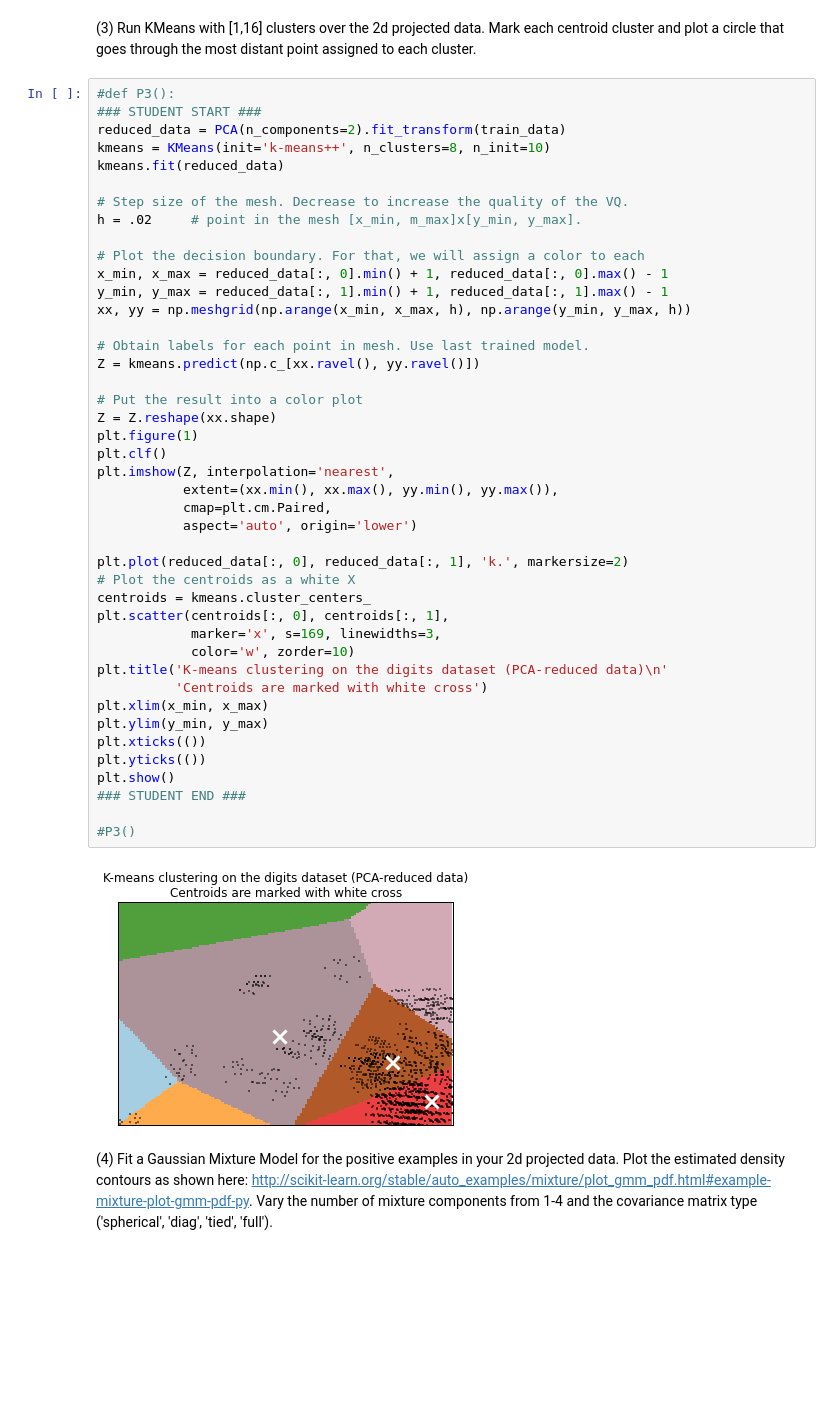
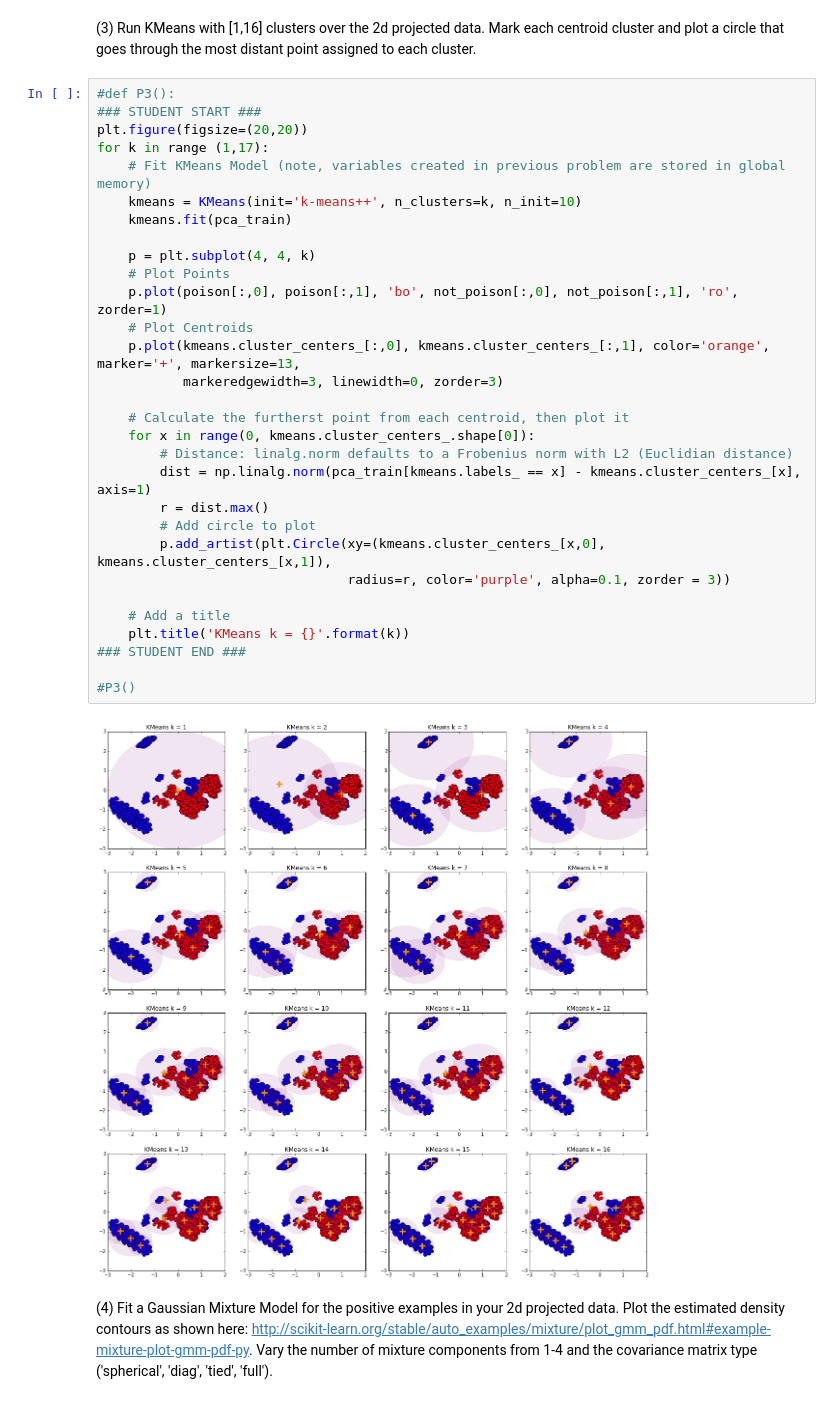
Before and after one commit to christopher-llop/MLearning-HW, a Jupyter notebook: christopher_llop_p3.ipynb, the cells around one changed output. Drawn from its saved outputs; the diff is of its cells as text; blank space fills up the shorter version.

```diff
--- a/christopher_llop_p3.ipynb
+++ b/christopher_llop_p3.ipynb
@@ -110,51 +119,38 @@ Sanity check, confirm 7000 = 7000
 [figure]
 # %% [markdown]
 (3) Run KMeans with [1,16] clusters over the 2d projected data. Mark each centroid cluster and plot a circle that goes through the most distant point assigned to each cluster.
-# %%
-#def P3():
-### STUDENT START ###
-reduced_data = PCA(n_components=2).fit_transform(train_data)
-kmeans = KMeans(init='k-means++', n_clusters=8, n_init=10)
-kmeans.fit(reduced_data)
-
-# Step size of the mesh. Decrease to increase the quality of the VQ.
-h = .02     # point in the mesh [x_min, m_max]x[y_min, y_max].
-
-# Plot the decision boundary. For that, we will assign a color to each
-x_min, x_max = reduced_data[:, 0].min() + 1, reduced_data[:, 0].max() - 1
-y_min, y_max = reduced_data[:, 1].min() + 1, reduced_data[:, 1].max() - 1
-xx, yy = np.meshgrid(np.arange(x_min, x_max, h), np.arange(y_min, y_max, h))
-
-# Obtain labels for each point in mesh. Use last trained model.
-Z = kmeans.predict(np.c_[xx.ravel(), yy.ravel()])
-
-# Put the result into a color plot
-Z = Z.reshape(xx.shape)
-plt.figure(1)
-plt.clf()
-plt.imshow(Z, interpolation='nearest',
-           extent=(xx.min(), xx.max(), yy.min(), yy.max()),
-           cmap=plt.cm.Paired,
-           aspect='auto', origin='lower')
-
-plt.plot(reduced_data[:, 0], reduced_data[:, 1], 'k.', markersize=2)
-# Plot the centroids as a white X
-centroids = kmeans.cluster_centers_
-plt.scatter(centroids[:, 0], centroids[:, 1],
-            marker='x', s=169, linewidths=3,
-            color='w', zorder=10)
-plt.title('K-means clustering on the digits dataset (PCA-reduced data)\n'
-          'Centroids are marked with white cross')
-plt.xlim(x_min, x_max)
-plt.ylim(y_min, y_max)
-plt.xticks(())
-plt.yticks(())
-plt.show()
-### STUDENT END ###
-
-#P3()
-# %% [output]
-[figure, removed]
+# %%
+#def P3():
+### STUDENT START ###
+plt.figure(figsize=(20,20))
+for k in range (1,17):
+    # Fit KMeans Model (note, variables created in previous problem are stored in global memory)
+    kmeans = KMeans(init='k-means++', n_clusters=k, n_init=10)
+    kmeans.fit(pca_train)
+
+    p = plt.subplot(4, 4, k)
+    # Plot Points
+    p.plot(poison[:,0], poison[:,1], 'bo', not_poison[:,0], not_poison[:,1], 'ro', zorder=1)
+    # Plot Centroids
+    p.plot(kmeans.cluster_centers_[:,0], kmeans.cluster_centers_[:,1], color='orange', marker='+', markersize=13,
+           markeredgewidth=3, linewidth=0, zorder=3)
+
+    # Calculate the furtherst point from each centroid, then plot it
+    for x in range(0, kmeans.cluster_centers_.shape[0]):
+        # Distance: linalg.norm defaults to a Frobenius norm with L2 (Euclidian distance)
+        dist = np.linalg.norm(pca_train[kmeans.labels_ == x] - kmeans.cluster_centers_[x], axis=1)
+        r = dist.max()
+        # Add circle to plot
+        p.add_artist(plt.Circle(xy=(kmeans.cluster_centers_[x,0], kmeans.cluster_centers_[x,1]),
+                                radius=r, color='purple', alpha=0.1, zorder = 3))
+
+    # Add a title
+    plt.title('KMeans k = {}'.format(k))
+### STUDENT END ###
+
+#P3()
+# %% [output]
+[figure, added]
 # %% [markdown]
 (4) Fit a Gaussian Mixture Model for the positive examples in your 2d projected data. Plot the estimated density contours as shown here: http://scikit-learn.org/stable/auto_examples/mixture/plot_gmm_pdf.html#example-mixture-plot-gmm-pdf-py. Vary the number of mixture components from 1-4 and the covariance matrix type ('spherical', 'diag', 'tied', 'full').
 # %%
```
Also changed, not shown: parts of 4 cells of this notebook.
